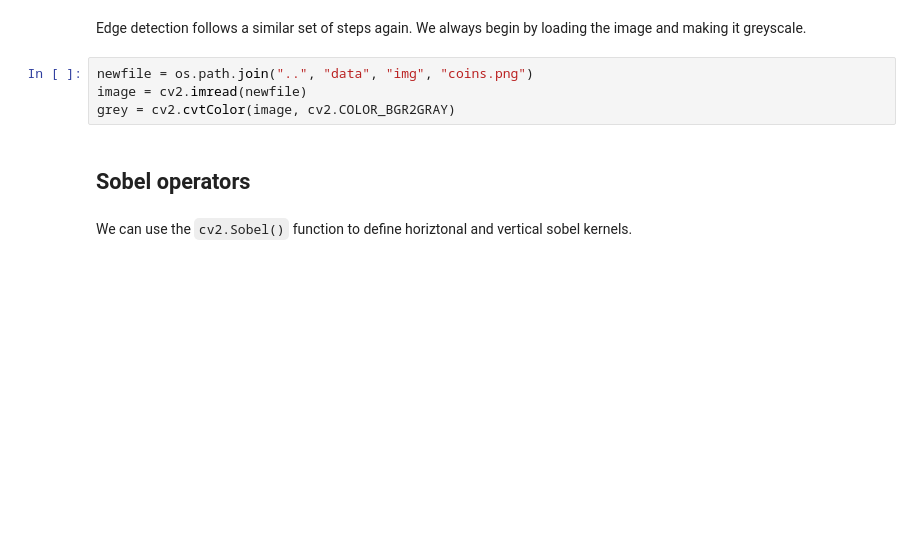
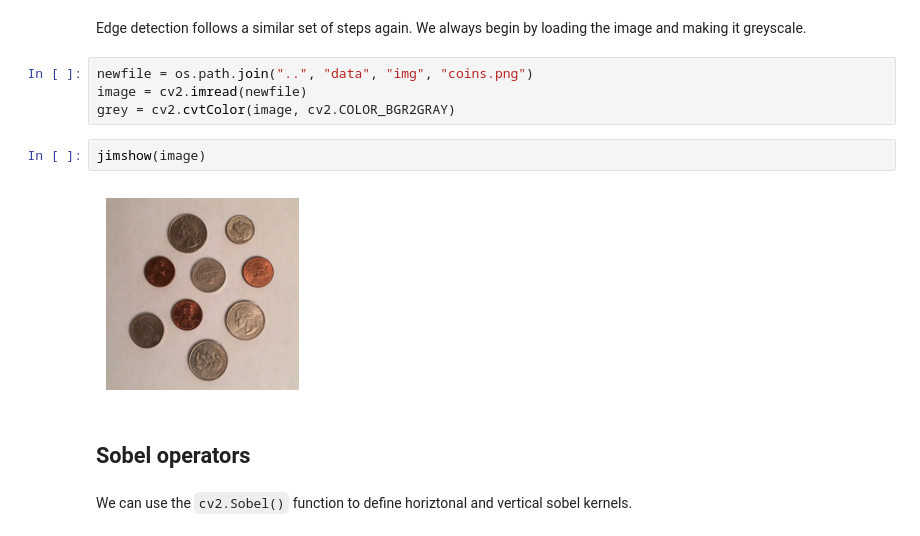
Before and after one commit to jorgenhw/cds-visual, a Jupyter notebook: nbs/session4_inclass_JHW.ipynb, the cells around one changed output. Saved outputs shown, nothing was run; the diff lists cells and outputs as text; blank space fills up the shorter version.

```diff
--- a/nbs/session4_inclass_JHW.ipynb
+++ b/nbs/session4_inclass_JHW.ipynb
@@ -161,6 +162,10 @@ Edge detection follows a similar set of steps again. We always begin by loading
 newfile = os.path.join("..", "data", "img", "coins.png")
 image = cv2.imread(newfile)
 grey = cv2.cvtColor(image, cv2.COLOR_BGR2GRAY)
+# %%
+jimshow(image)
+# %% [output]
+[figure, added]
 # %% [markdown]
 ## Sobel operators
 # %% [markdown]
```
Also changed, not shown: parts of 11 cells of this notebook, 1 other file.
